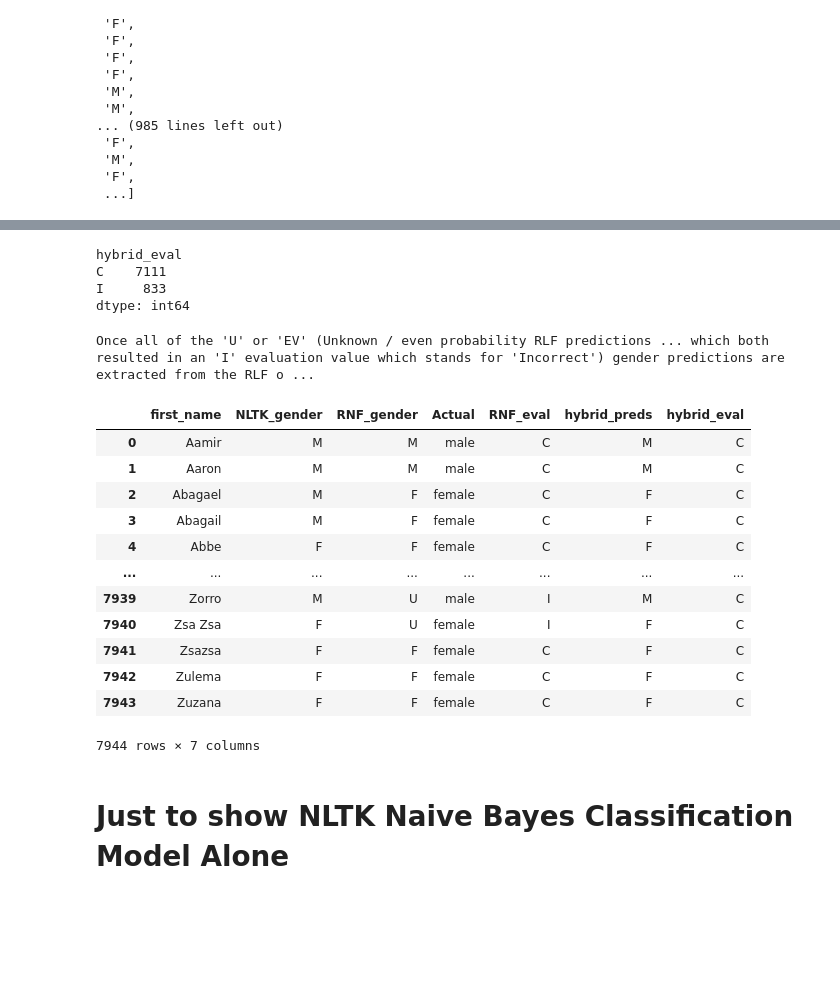
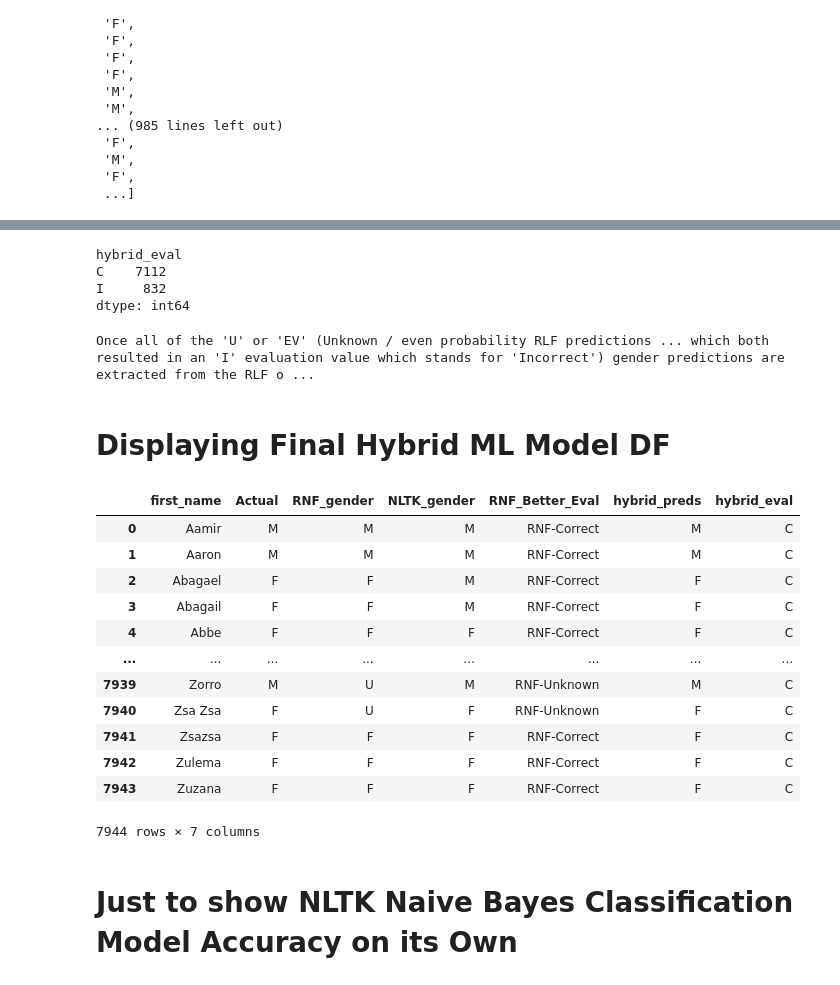
Before and after one commit to Shaza-Safi/Ontario_Sunshine_List, a Jupyter notebook: ML_Model_Evaluation.ipynb, the cells around one changed output, grey strips where cells are left out. Drawn from its saved outputs; the diff is of its cells as text; code cells hidden in the pictures; blank space fills up the shorter version.

```diff
--- a/ML_Model_Evaluation.ipynb
+++ b/ML_Model_Evaluation.ipynb
@@ -473,0 +423,3 @@ featuresets_1
+# %%
+nltk_training_data = sum_frequencies_df[["first_name", "gender"]]
+nltk_training_data
@@ -473,0 +440,15 @@ featuresets_1
+# %%
+# Creating a new variable for the above DF and converting values to list
+labeled_names = nltk_training_data.to_numpy().tolist()
+
+# Creating a function that takes a string input and and returns a dictionary with a key of 'last three letters' and a value of the the last three letters of the input string
+# *NOTE: This function and the list comp below were taken from the NLTK library's documentation explaining how to use the library
+def gender_features(word):
+    return {'last three letters' :word[-3:]}
+
+# Using list comprehension and the function created above as the expression output to return a new list that includes the last three letters of each name and the gender from each item in 'labeled_names'
+featuresets = [(gender_features(n), gender)
+               for (n, gender)in labeled_names]
+
+# Displaying output
+featuresets
@@ -476,3 +475,3 @@ featuresets_1
 # %%
-classifier = nltk.NaiveBayesClassifier.train(featuresets_1)
+classifier = nltk.NaiveBayesClassifier.train(featuresets)
 # %% [markdown]
@@ -744,20 +732,20 @@ mega_list_df
 # %%
 final_accuracy = []
 for row in mega_list_df.itertuples():
-    if (row[4] == "male") & (row[6] == "M"):
+    if (row[4] == "M") & (row[7] == "M"):
         final_accuracy.append("C")
-    elif (row[4] == "male") & (row[6] == "F"):
+    elif (row[4] == "M") & (row[7] == "F"):
         final_accuracy.append("I")
-    elif (row[4] == "female") & (row[6] == "F"):
+    elif (row[4] == "F") & (row[7] == "F"):
         final_accuracy.append("C")
-    elif (row[4] == "female") & (row[6] == "M"):
+    elif (row[4] == "F") & (row[7] == "M"):
         final_accuracy.append("I")
 
 mega_list_df["hybrid_eval"] = final_accuracy
 mega_list_df.value_counts("hybrid_eval")
 # %% [output]
 hybrid_eval
-C    7111
-I     833
+C    7112
+I     832
 dtype: int64
 # %%
@@ -767,23 +755,30 @@ print(f"Once all of the 'U' or 'EV' (Unknown / even probability RLF predictions
 # %% [output]
 Once all of the 'U' or 'EV' (Unknown / even probability RLF predictions ... which both resulted in an 'I' evaluation value which stands for 'Incorrect') gender predictions are extracted from the RLF o ...
+# %% [markdown]
+# Displaying Final Hybrid ML Model DF
 # %%
-mega_list_df
+# Dropping the prior (more high-level) 'RNF_eval' column used in part 1 to determine how many of the RNF Function's predictions were correct because we now have the more telling 'RNF_Better_Eval' column
+# Displaying the final DF which presents all relevant columns including the final hybrid predictions and their evaluations
+mega_list_df_final = mega_list_df.drop(["RNF_eval"], axis=1)
+column_names_final = ["first_name", "Actual", "RNF_gender", "NLTK_gender", "RNF_Better_Eval", "hybrid_preds", "hybrid_eval"]
+mega_list_df_final = mega_list_df_final.reindex(columns=column_names_final)
+mega_list_df_final
 # %% [output]
-|  | first_name | NLTK_gender | RNF_gender | Actual | RNF_eval | hybrid_preds | hybrid_eval |
-| 0 | Aamir | M | M | male | C | M | C |
-| 1 | Aaron | M | M | male | C | M | C |
-| 2 | Abagael | M | F | female | C | F | C |
-| 3 | Abagail | M | F | female | C | F | C |
-| 4 | Abbe | F | F | female | C | F | C |
+|  | first_name | Actual | RNF_gender | NLTK_gender | RNF_Better_Eval | hybrid_preds | hybrid_eval |
+| 0 | Aamir | M | M | M | RNF-Correct | M | C |
+| 1 | Aaron | M | M | M | RNF-Correct | M | C |
+| 2 | Abagael | F | F | M | RNF-Correct | F | C |
+| 3 | Abagail | F | F | M | RNF-Correct | F | C |
+| 4 | Abbe | F | F | F | RNF-Correct | F | C |
 | ... | ... | ... | ... | ... | ... | ... | ... |
-| 7939 | Zorro | M | U | male | I | M | C |
-| 7940 | Zsa Zsa | F | U | female | I | F | C |
-| 7941 | Zsazsa | F | F | female | C | F | C |
-| 7942 | Zulema | F | F | female | C | F | C |
-| 7943 | Zuzana | F | F | female | C | F | C |
+| 7939 | Zorro | M | U | M | RNF-Unknown | M | C |
+| 7940 | Zsa Zsa | F | U | F | RNF-Unknown | F | C |
+| 7941 | Zsazsa | F | F | F | RNF-Correct | F | C |
+| 7942 | Zulema | F | F | F | RNF-Correct | F | C |
+| 7943 | Zuzana | F | F | F | RNF-Correct | F | C |
 7944 rows × 7 columns
 # %% [markdown]
-# Just to show NLTK Naive Bayes Classification Model Alone
+# Just to show NLTK Naive Bayes Classification Model Accuracy on its Own
 # %%
 final_accuracy_1 = []
 for row in mega_list_df.itertuples():
```
Also changed, not shown: parts of 46 cells of this notebook, 2 other files.
